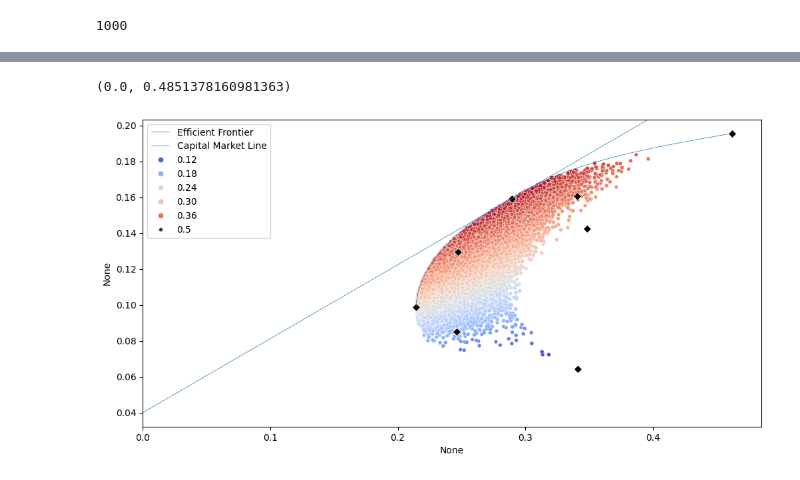
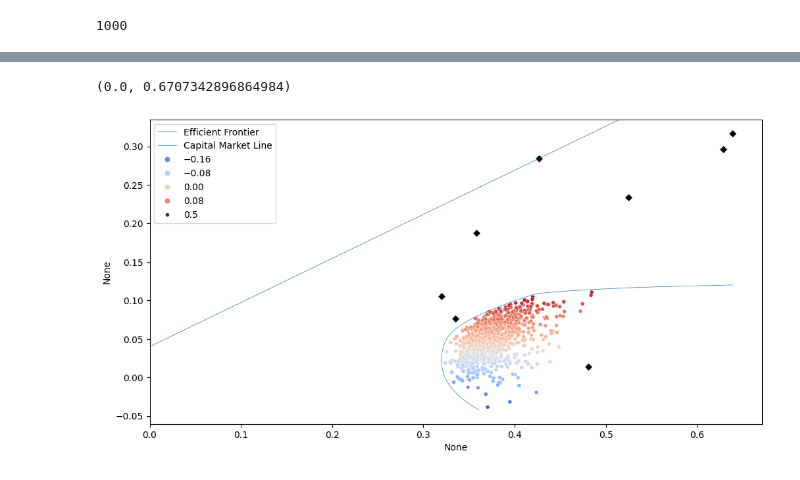
Before and after one commit to JamieW365/trading_algos, a Jupyter notebook: notebooks/efficient_frontier.ipynb, the cells around one changed output, grey strips where cells are left out. Drawn from its saved outputs; the diff is of its cells as text; code cells hidden in the pictures.

Commit message:
converting to simple returns

```diff
--- a/notebooks/efficient_frontier.ipynb
+++ b/notebooks/efficient_frontier.ipynb
@@ -177,5 +191,5 @@ array([0.10104231, 0.37331223, 0.22869452, 0.29695094, 0.        ])
 # %%
-msp_returns = log_returns.dot(w_max_sharpe)
+msp_returns = df_returns.dot(w_max_sharpe)
 # %% [markdown]
 #### Minimum-Variance Portfolio
 # %%
@@ -206,8 +220,8 @@ array([0.58421379, 0.06821497, 0.12542209, 0.04637688, 0.17577227])
 # %%
-mvp_returns = log_returns.dot(w_min_var)
+mvp_returns = df_returns.dot(w_min_var)
 # %% [markdown]
 #### Plotting Portfolios
 # %%
-log_returns['EWP'] = ewp_returns
-log_returns['MSP'] = msp_returns
-log_returns['MVP'] = mvp_returns
+df_returns['EWP'] = ewp_returns
+df_returns['MSP'] = msp_returns
+df_returns['MVP'] = mvp_returns
@@ -280,7 +258,7 @@ dtype: float64
 # %%
 target_returns = np.linspace(
-    mu.min(),
-    mu.max(),
+    cagr.min(),
+    cagr.max(),
     1000
 )
 
@@ -367,18 +345,18 @@ frontier_vols[250:270]
 # %%
 fig, ax = plt.subplots(figsize=(12,6))
 
 ax.plot(
     frontier_vols[262:],
     target_returns[262:],
     linewidth=0.5,
     label="Efficient Frontier"
 )
-ax.axline((0,rf), (log_returns['MSP'].std() * np.sqrt(252), log_returns['MSP'].mean() * 252), linewidth=0.5, label='Capital Market Line')
+ax.axline((0,rf), (df_returns['MSP'].std() * np.sqrt(252), df_returns['MSP'].mean() * 252), linewidth=0.5, label='Capital Market Line')
 
 sns.scatterplot(y=rand_returns, x=rand_vols, hue=rand_sharpes, size=0.5, ax=ax, palette='coolwarm')
-sns.scatterplot(y=log_returns.mean() * 252, x=log_returns.std() * np.sqrt(252), marker='D', color='black')
+sns.scatterplot(y=df_returns.mean() * 252, x=df_returns.std() * np.sqrt(252), marker='D', color='black')
 
 ax.set_xlim(0, ax.get_xlim()[1])
 # %% [output]
-(0.0, 0.4851378160981363)
+(0.0, 0.6707342896864984)
-[figure, old version]
+[figure, new version]
```
Also changed, not shown: parts of 26 cells of this notebook.
